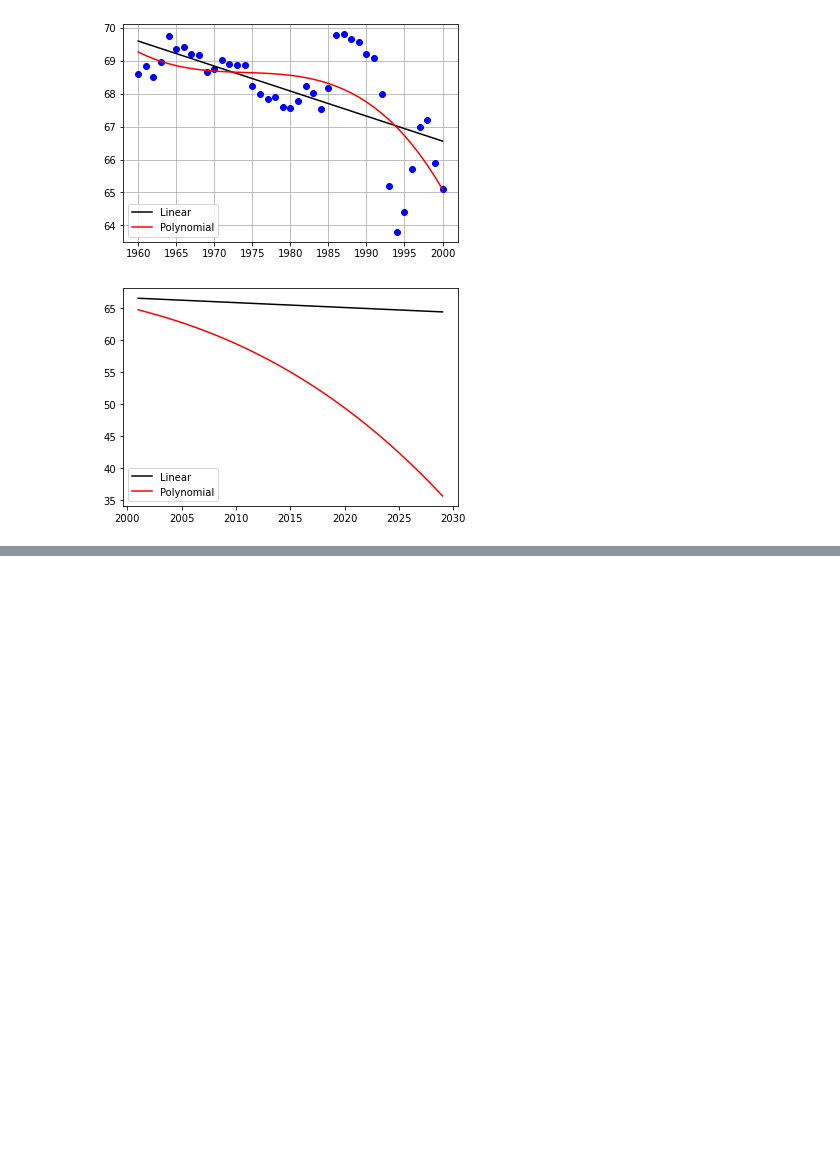
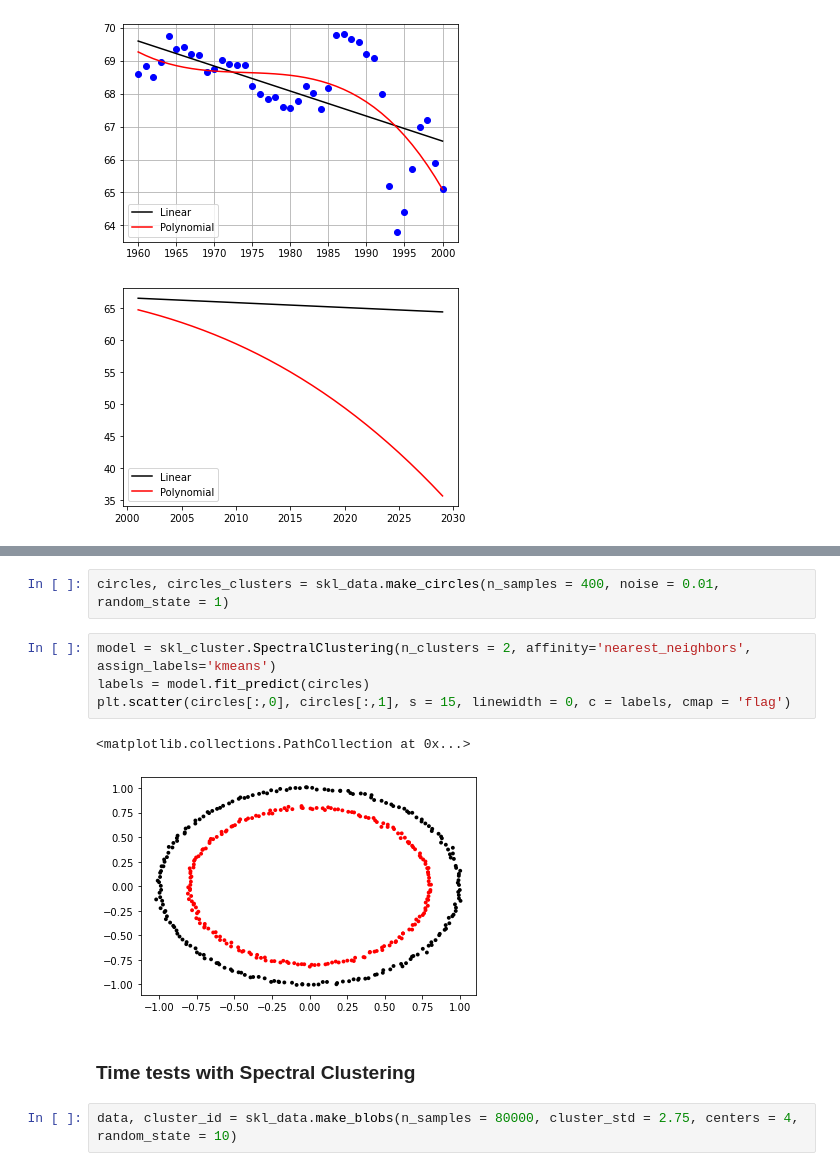
Before and after one commit to joshfuchs/DataScience_projects, a Jupyter notebook: ML scikit learn.ipynb, the cells around one changed output, grey strips where cells are left out. Saved outputs shown, nothing was run; the diff lists cells and outputs as text; blank space fills up the shorter version.

```diff
--- a/ML scikit learn.ipynb
+++ b/ML scikit learn.ipynb
@@ -558,0 +582,13 @@ for cluster_x, cluster_y in Kmean.cluster_centers_:
+# %%
+circles, circles_clusters = skl_data.make_circles(n_samples = 400, noise = 0.01, random_state = 1)
+# %%
+model = skl_cluster.SpectralClustering(n_clusters = 2, affinity='nearest_neighbors', assign_labels='kmeans')
+labels = model.fit_predict(circles)
+plt.scatter(circles[:,0], circles[:,1], s = 15, linewidth = 0, c = labels, cmap = 'flag')
+# %% [output]
+<matplotlib.collections.PathCollection at 0x...>
+[figure, added]
+# %% [markdown]
+### Time tests with Spectral Clustering
+# %%
+data, cluster_id = skl_data.make_blobs(n_samples = 80000, cluster_std = 2.75, centers = 4, random_state = 10)
```
Also changed, not shown: parts of 15 cells of this notebook.
